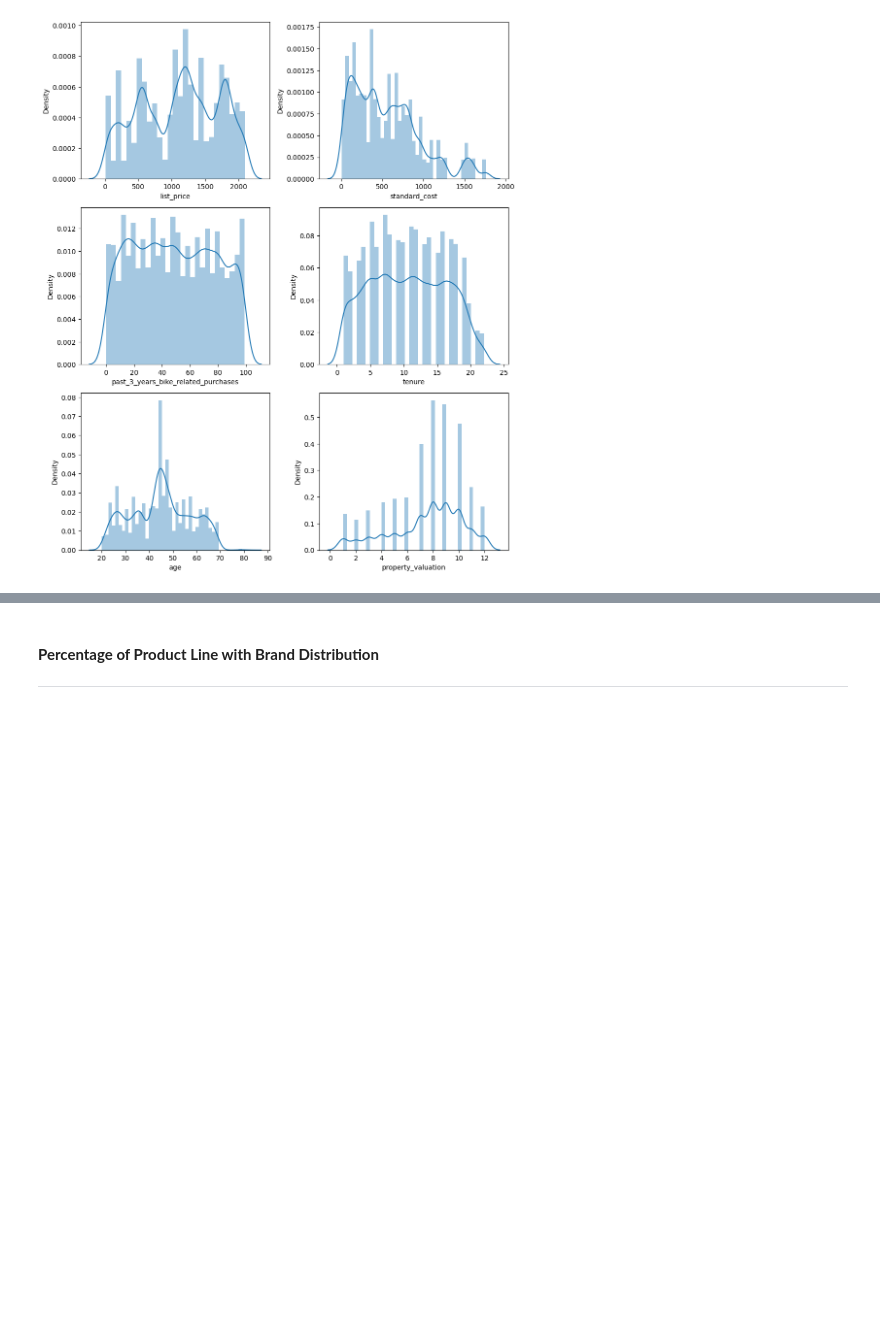
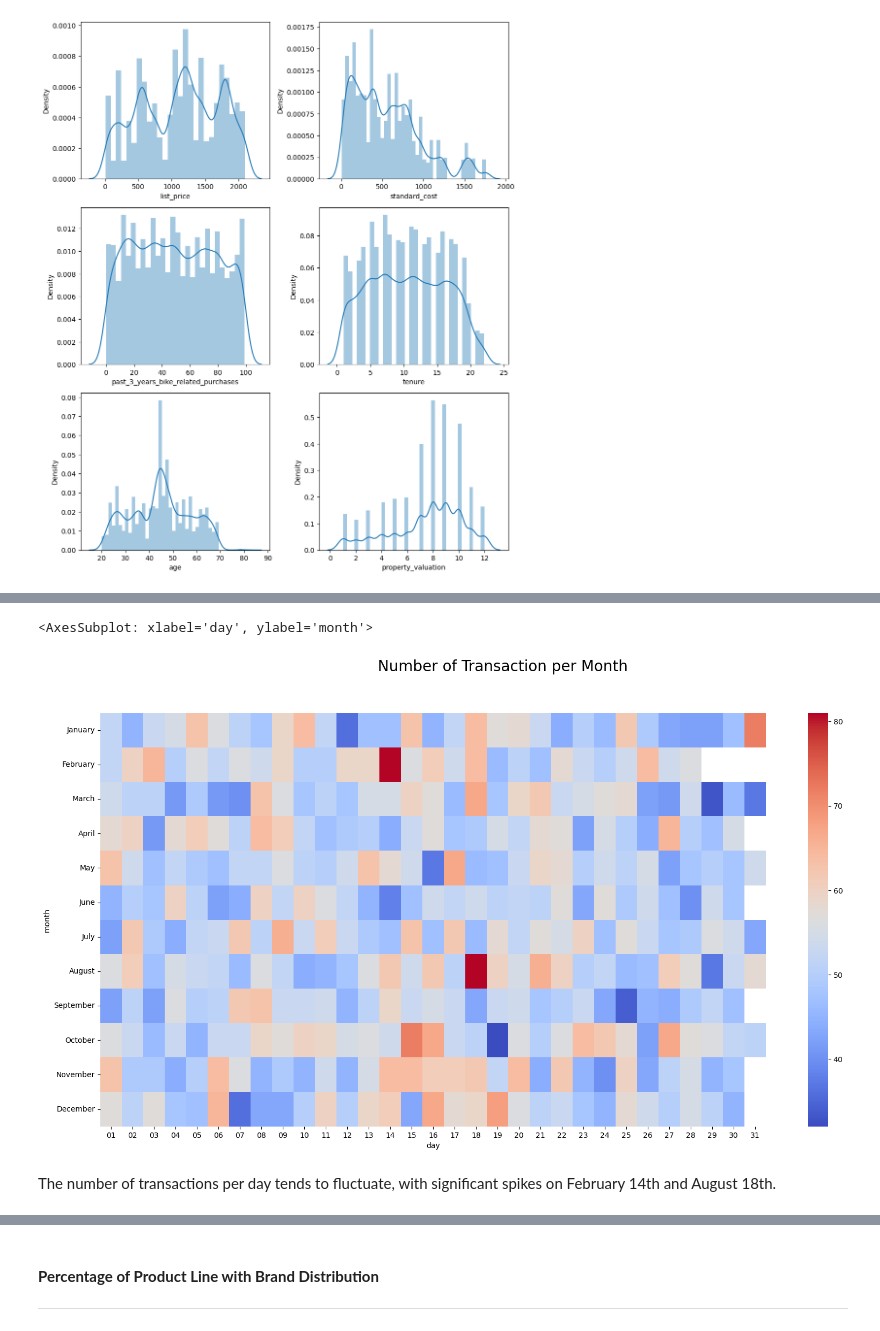
Before and after one commit to faizns/VIX-Data-Analytics-KPMG-AU, a Jupyter notebook: Task 2 - KPMG VIX.ipynb, the cells around one changed output, grey strips where cells are left out. Cells and saved outputs as stored; diff of their text form; code cells hidden in the pictures; blank space fills up the shorter version.

```diff
--- a/Task 2 - KPMG VIX.ipynb
+++ b/Task 2 - KPMG VIX.ipynb
@@ -557,0 +390,10 @@ plt.xticks(rotation=45)
+# %%
+fig, ax = plt.subplots(figsize=(20,10))
+fig.suptitle('Number of Transaction per Month', fontsize=20)
+map = month_daily_transaction.pivot('month', 'day', 'number_of_transaction')
+sns.heatmap(map, cmap='coolwarm')
+# %% [output]
+<AxesSubplot: xlabel='day', ylabel='month'>
+[figure, new version]
+# %% [markdown]
+The number of transactions per day tends to fluctuate, with significant spikes on February 14th and August 18th.
```
Also changed, not shown: parts of 175 cells of this notebook.
